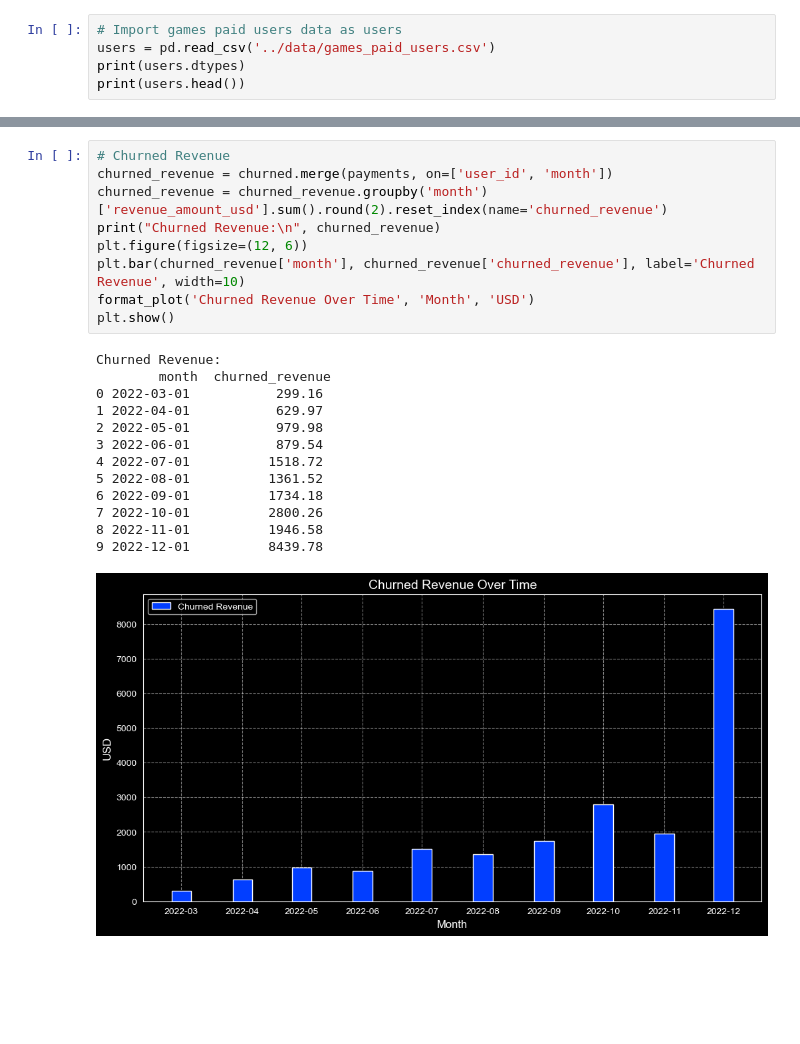
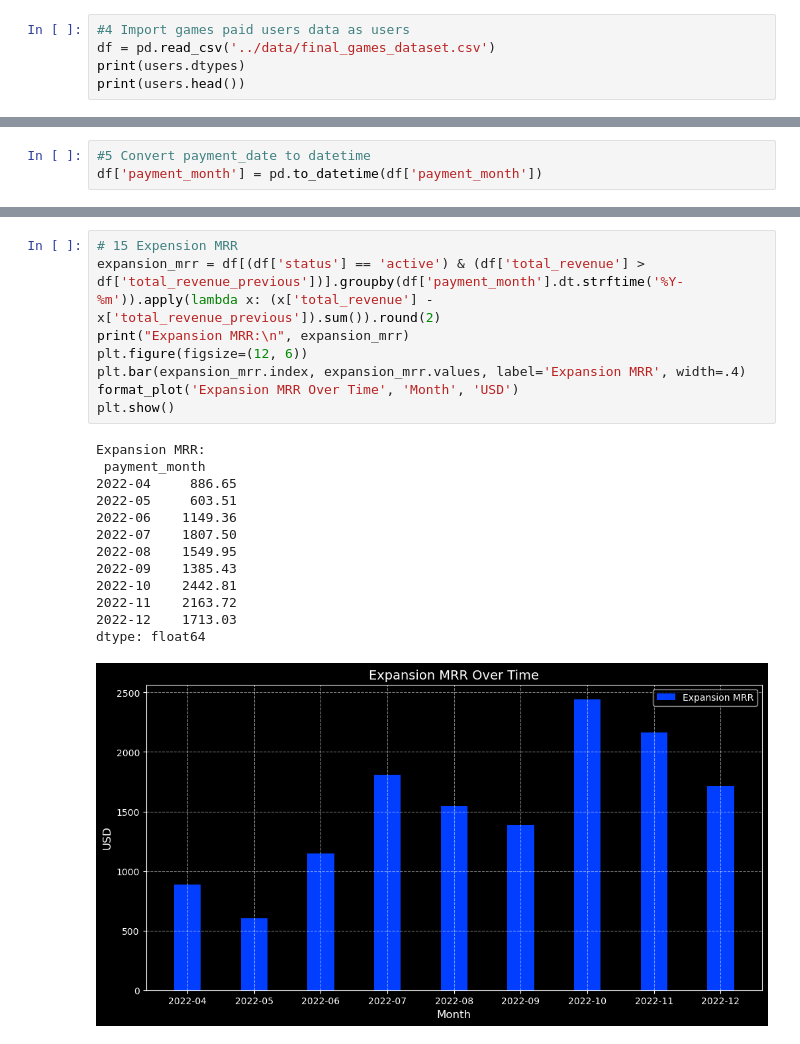
Before and after one commit to Projects-of-Data-Analysis/Revenue-Metrics-Analysis, a Jupyter notebook: notebooks/Revenue_Metric_Analysis.ipynb, the cells around one changed output, grey strips where cells are left out. Drawn from its saved outputs; the diff is of its cells as text; blank space fills up the shorter version.

```diff
--- a/notebooks/Revenue_Metric_Analysis.ipynb
+++ b/notebooks/Revenue_Metric_Analysis.ipynb
@@ -18,8 +17,8 @@ def format_plot(title, xlabel, ylabel):
     plt.grid(True, linestyle='--', alpha=0.5)
     plt.gca().tick_params(colors='white')
 # %%
-# Import games paid users data as users
-users = pd.read_csv('../data/games_paid_users.csv')
+#4 Import games paid users data as users
+df = pd.read_csv('../data/final_games_dataset.csv')
 print(users.dtypes)
 print(users.head())
 # %% [output]
@@ -38 +42,4 @@ dtype: object
+# %%
+#5 Convert payment_date to datetime
+df['payment_month'] = pd.to_datetime(df['payment_month'])
 # %%
@@ -231,24 +251,23 @@ Churn Rate:
 # %%
-# Churned Revenue
-churned_revenue = churned.merge(payments, on=['user_id', 'month'])
-churned_revenue = churned_revenue.groupby('month')['revenue_amount_usd'].sum().round(2).reset_index(name='churned_revenue')
-print("Churned Revenue:\n", churned_revenue)
+# 15 Expension MRR
+expansion_mrr = df[(df['status'] == 'active') & (df['total_revenue'] > df['total_revenue_previous'])].groupby(df['payment_month'].dt.strftime('%Y-%m')).apply(lambda x: (x['total_revenue'] - x['total_revenue_previous']).sum()).round(2)
+print("Expansion MRR:\n", expansion_mrr)
 plt.figure(figsize=(12, 6))
-plt.bar(churned_revenue['month'], churned_revenue['churned_revenue'], label='Churned Revenue', width=10)
-format_plot('Churned Revenue Over Time', 'Month', 'USD')
+plt.bar(expansion_mrr.index, expansion_mrr.values, label='Expansion MRR', width=.4)
+format_plot('Expansion MRR Over Time', 'Month', 'USD')
 plt.show()
 # %% [output]
-Churned Revenue:
-        month  churned_revenue
-0 2022-03-01           299.16
-1 2022-04-01           629.97
-2 2022-05-01           979.98
-3 2022-06-01           879.54
-4 2022-07-01          1518.72
-5 2022-08-01          1361.52
-6 2022-09-01          1734.18
-7 2022-10-01          2800.26
-8 2022-11-01          1946.58
-9 2022-12-01          8439.78
+Expansion MRR:
+ payment_month
+2022-04     886.65
+2022-05     603.51
+2022-06    1149.36
+2022-07    1807.50
+2022-08    1549.95
+2022-09    1385.43
+2022-10    2442.81
+2022-11    2163.72
+2022-12    1713.03
+dtype: float64
-[figure, old version]
+[figure, new version]
 # %%
```
Also changed, not shown: parts of 23 cells of this notebook, 22 other files.
